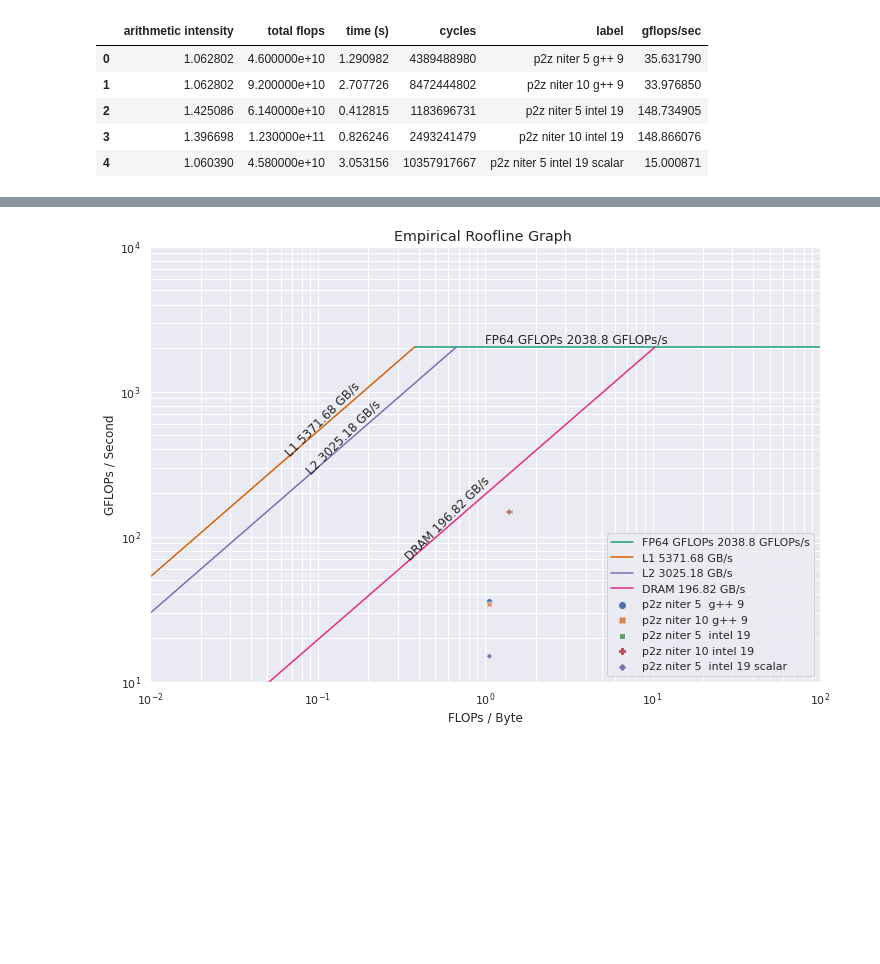
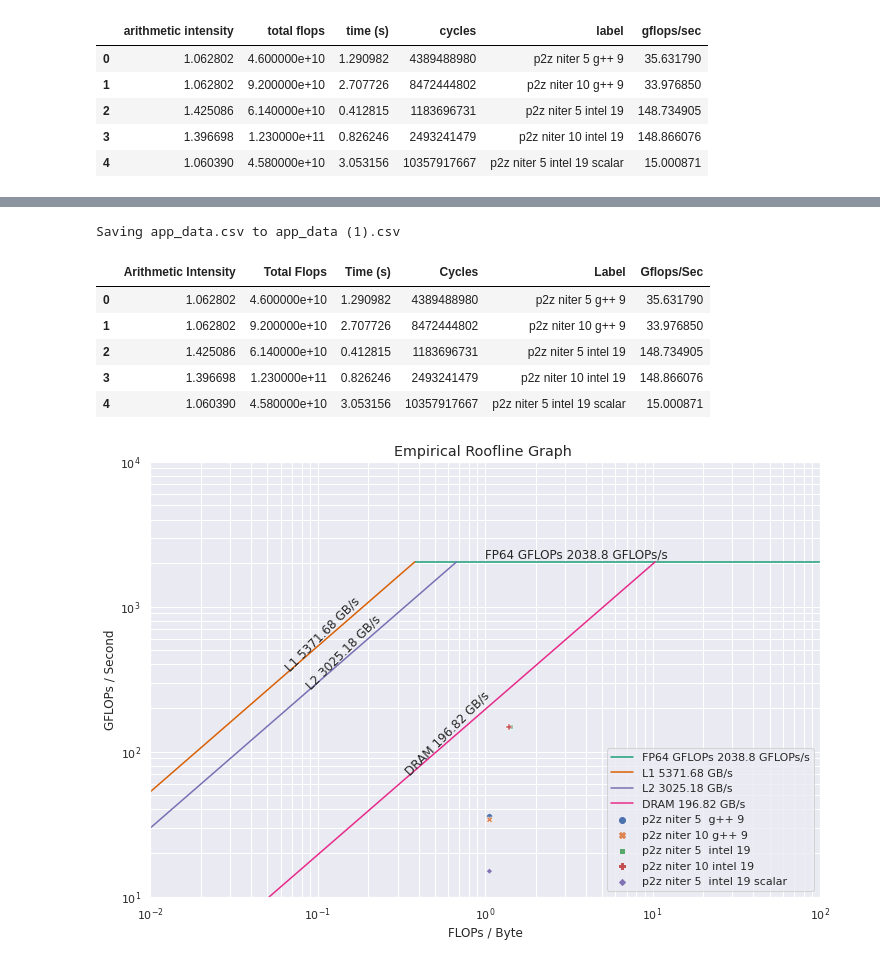
Before and after one commit to HPCL/roofline_python, a Jupyter notebook: roofline_python.ipynb, the cells around one changed output, grey strips where cells are left out. Saved outputs shown, nothing was run; the diff lists cells and outputs as text; code cells hidden in the pictures; blank space fills up the shorter version.

```diff
--- a/roofline_python.ipynb
+++ b/roofline_python.ipynb
@@ -241,3 +311,20 @@ app_df
 | 2 | 1.425086 | 6.140000e+10 | 0.412815 | 1183696731 | p2z niter 5 intel 19 | 148.734905 |
 | 3 | 1.396698 | 1.230000e+11 | 0.826246 | 2493241479 | p2z niter 10 intel 19 | 148.866076 |
 | 4 | 1.060390 | 4.580000e+10 | 3.053156 | 10357917667 | p2z niter 5 intel 19 scalar | 15.000871 |
+# %%
+# GOOGLE COLAB
+# Load the csv file
+from google.colab import files
+uploaded = files.upload()
+# Load
+csv_filename = "app_data.csv"
+app_df = pd.read_csv(csv_filename)
+
+# JUPYTER NOTEBOOK
+# csv_filename = "app_data.csv"
+# app_df = pd.read_csv(csv_filename)
+# data
+
+app_df['Gflops/Sec'] = (app_df['Total Flops']/app_df['Time (s)'])/1000000000
+app_df
+# %% [output]
@@ -244,3 +332,10 @@ app_df
+Saving app_data.csv to app_data (1).csv
+|  | Arithmetic Intensity | Total Flops | Time (s) | Cycles | Label | Gflops/Sec |
+| 0 | 1.062802 | 4.600000e+10 | 1.290982 | 4389488980 | p2z niter 5 g++ 9 | 35.631790 |
+| 1 | 1.062802 | 9.200000e+10 | 2.707726 | 8472444802 | p2z niter 10 g++ 9 | 33.976850 |
+| 2 | 1.425086 | 6.140000e+10 | 0.412815 | 1183696731 | p2z niter 5 intel 19 | 148.734905 |
+| 3 | 1.396698 | 1.230000e+11 | 0.826246 | 2493241479 | p2z niter 10 intel 19 | 148.866076 |
+| 4 | 1.060390 | 4.580000e+10 | 3.053156 | 10357917667 | p2z niter 5 intel 19 scalar | 15.000871 |
 # %%
 # calculate the axes scale
 xmin =   0.01
```
Also changed, not shown: parts of 9 cells of this notebook.
